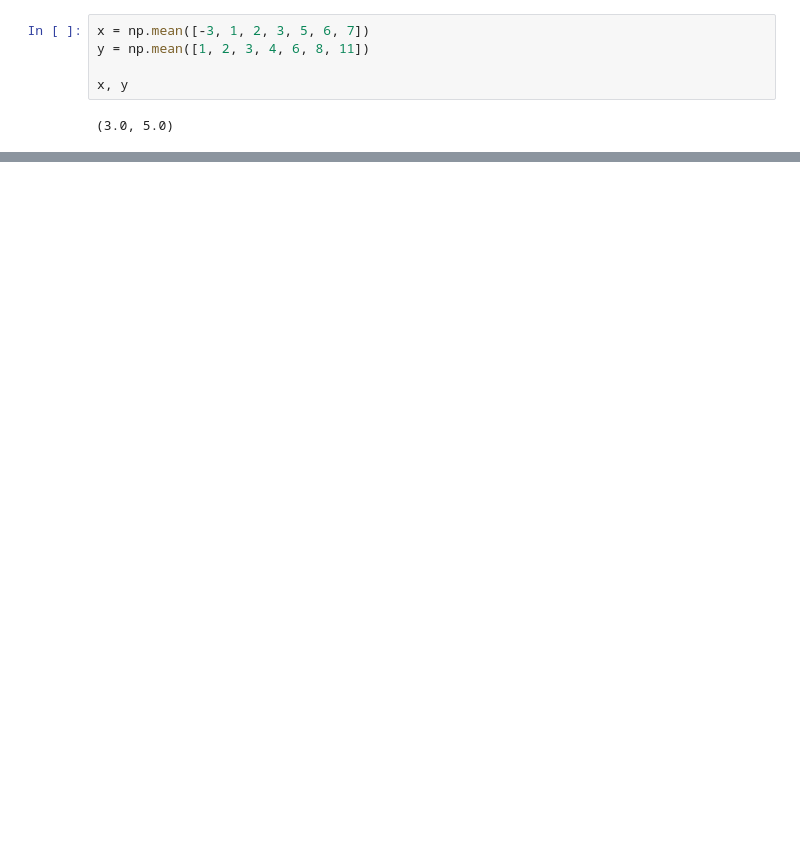
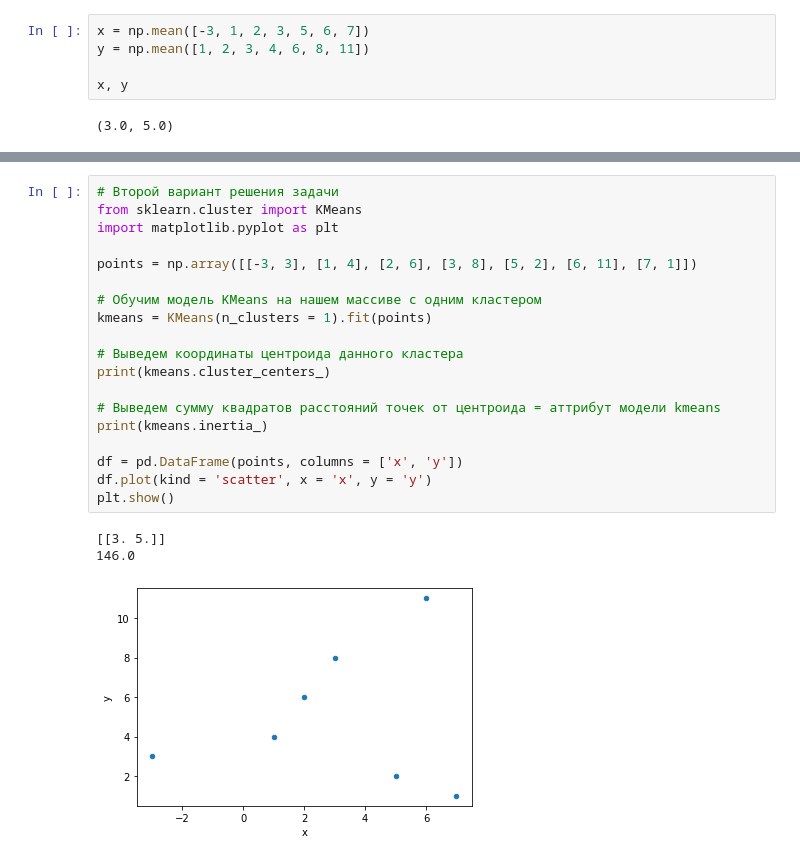
Before and after one commit to AndrewSalygin/data_analysis_practice, a Jupyter notebook: Data analysis practice.ipynb, the cells around one changed output, grey strips where cells are left out. Drawn from its saved outputs; the diff is of its cells as text; blank space fills up the shorter version.

```diff
--- a/Data analysis practice.ipynb
+++ b/Data analysis practice.ipynb
@@ -1382,0 +1448,23 @@ ISS = np.sum((points - mean) ** 2)
+# %%
+# Второй вариант решения задачи
+from sklearn.cluster import KMeans
+import matplotlib.pyplot as plt
+
+points = np.array([[-3, 3], [1, 4], [2, 6], [3, 8], [5, 2], [6, 11], [7, 1]])
+
+# Обучим модель KMeans на нашем массиве с одним кластером
+kmeans = KMeans(n_clusters = 1).fit(points)
+
+# Выведем координаты центроида данного кластера
+print(kmeans.cluster_centers_)
+
+# Выведем сумму квадратов расстояний точек от центроида = аттрибут модели kmeans
+print(kmeans.inertia_)
+
+df = pd.DataFrame(points, columns = ['x', 'y'])
+df.plot(kind = 'scatter', x = 'x', y = 'y')
+plt.show()
+# %% [output]
+[[3. 5.]]
+146.0
+[figure, added]
```
Also changed, not shown: parts of 100 cells of this notebook, 6 other files.
